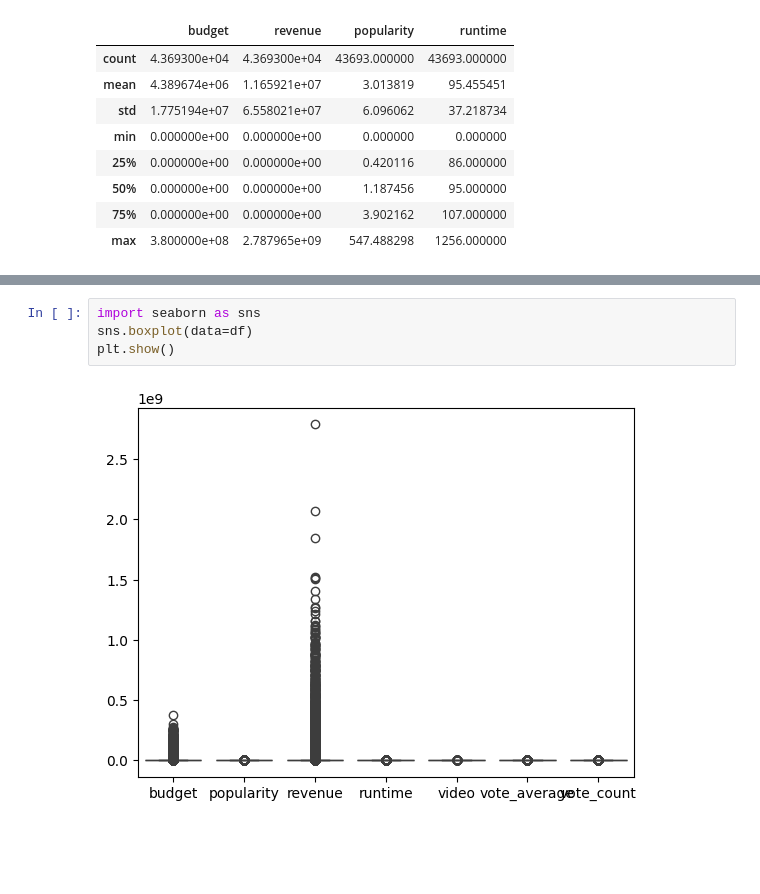
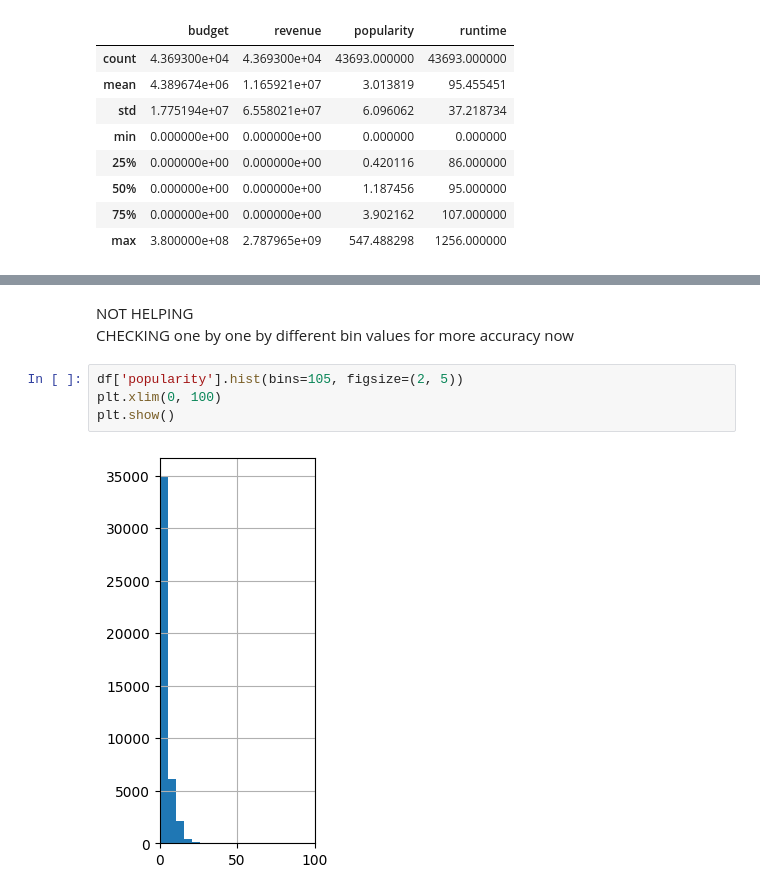
Before and after one commit to lostithi/movie_project, a Jupyter notebook: eda_final.ipynb, the cells around one changed output, grey strips where cells are left out. Drawn from its saved outputs; the diff is of its cells as text; blank space fills up the shorter version.

```diff
--- a/eda_final.ipynb
+++ b/eda_final.ipynb
@@ -432,6 +444,9 @@ plt.show()
-# %%
-import seaborn as sns
-sns.boxplot(data=df)
-plt.show()
-# %% [output]
-[figure, removed]
+# %% [markdown]
+NOT HELPING
+CHECKING one by one by different bin values for more accuracy now
+# %%
+df['popularity'].hist(bins=105, figsize=(2, 5))
+plt.xlim(0, 100)
+plt.show()
+# %% [output]
+[figure, added]
```
Also changed, not shown: parts of 9 cells of this notebook.
